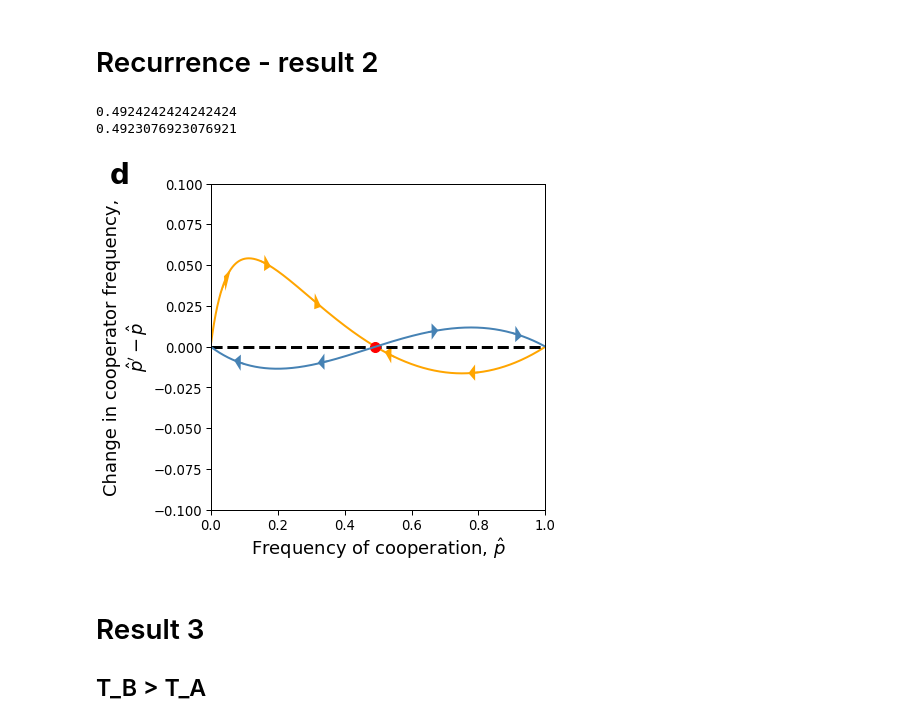
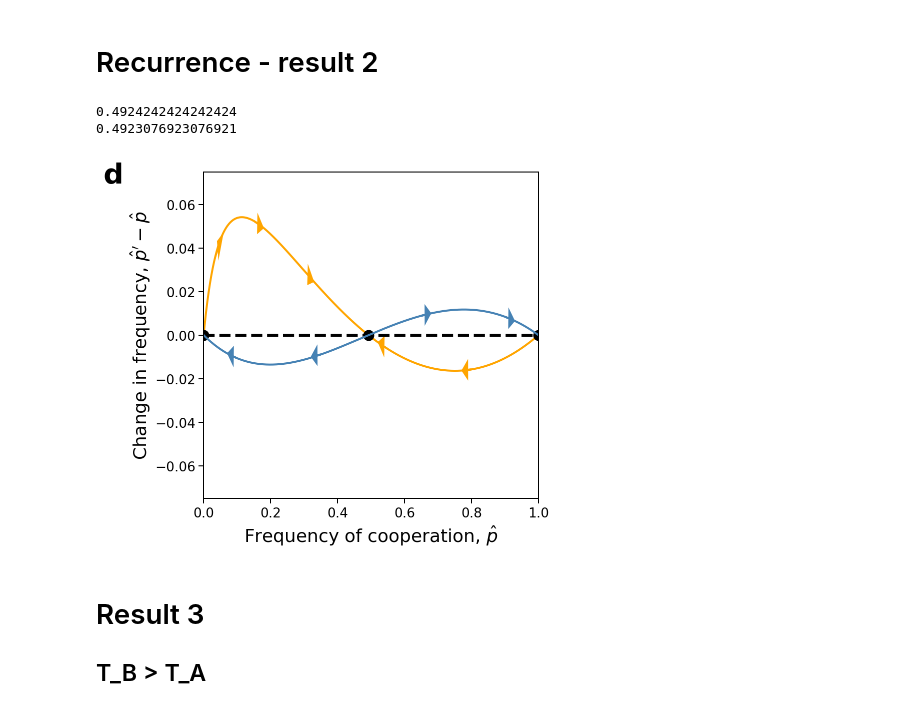
Before and after one commit to yoavram-lab/CulturalCooperation, a Jupyter notebook: ms/figures.ipynb, the cells around one changed output. Saved outputs shown, nothing was run; the diff lists cells and outputs as text; code cells hidden in the pictures.

```diff
--- a/ms/figures.ipynb
+++ b/ms/figures.ipynb
@@ -193,6 +197,7 @@ p = np.arange(0, 1, 0.001)
 p_tag = p_parents_function(p)
 
 fig, ax = plt.subplots(figsize=(6, 6))
+
 ax.plot(p, p_tag-p, color="orange", linewidth=2)
 ### Orange arrows
 ax.plot(p, p-p, 'k--', linewidth=3)
@@ -206,42 +211,44 @@ ax.arrow(0.8, p_parents_function(0.8)-0.8, -0.03, p_parents_function(0.77)-0.77-
 
 #plt.plot(β3/β1, β3/β1, "ko", label = r'$\tilde{p}^*$')
 ax.set_xlabel(r'Frequency of cooperation, $\hat{p}$', fontsize = 18)
-ax.set_ylabel(r"Change in cooperator frequency," + "\n" + r"$\hat{p}'-\hat{p}$", fontsize = 18)
-ax.set_ylim(-0.1, 0.1)
+ax.set_ylabel(r"Change in frequency, $\hat{p}'-\hat{p}$", fontsize = 18)
+ax.set_ylim(-0.075, 0.075)
 ax.set_xlim(0, 1)
 
 
 b=1.3
 c = 0.904
 T_A = 0.5
 T_B = 0.1
 α = 0.4
 p_equilibrium = (c*(1-T_B)-α*b*T_A-(T_A-T_B))/(b*(1-α)*(T_A-T_B))
 print(p_equilibrium)
-plt.plot(p_equilibrium, 0, "ro", label = r'$\tilde{p}^*$', markersize=10)
-ax.text(-0.3, 0.1, 'd', fontdict=dict(fontsize=28, weight='bold'))
+for p_ in [0, 1, p_equilibrium]:
+    plt.plot(p_, 0, "ko", markersize=10)
+# ax.text(-0.75, 0.95, 'd', fontdict=dict(fontsize=28, weight='bold'))
+ax.text(-0.3, 0.07, 'd', fontdict=dict(fontsize=28, weight='bold'))
 #ax.text(0.4, 0.105, r'$v=1$', fontdict=dict(fontsize=28, weight='bold'))
 
 
 
 
 p_tag = p_parents_function(p)
 ax.plot(p, p_tag-p, linewidth = 2, color = 'steelblue')
 
 ## Blue arrows:
 ax.arrow(0.35, p_parents_function(0.35)-0.35, -0.03, p_parents_function(0.33)-0.33-(p_parents_function(0.35)-0.35), head_width=0.01, head_length=0.02, linewidth=0, color='steelblue', length_includes_head=True)
 ax.arrow(0.1, p_parents_function(0.1)-0.1, -0.03, p_parents_function(0.07)-0.07-(p_parents_function(0.1)-0.1), head_width=0.01, head_length=0.02, linewidth=0, color='steelblue', length_includes_head=True)
 
 ax.arrow(0.65, p_parents_function(0.65)-0.65, 0.03, p_parents_function(0.68)-0.68-(p_parents_function(0.65)-0.65), head_width=0.01, head_length=0.02, linewidth=0, color='steelblue', length_includes_head=True)
 ax.arrow(0.9, p_parents_function(0.9)-0.9, 0.03, p_parents_function(0.93)-0.93-(p_parents_function(0.9)-0.9), head_width=0.01, head_length=0.02, linewidth=0, color='steelblue', length_includes_head=True)
 
 
 fig.savefig('Figures/coexistence_without_oblique.pdf')
 fig.savefig('Figures/coexistence_without_oblique.eps', bbox_inches='tight')
 # %% [output]
 0.4924242424242424
 0.4923076923076921
-[figure, old version]
+[figure, new version]
 # %% [markdown]
 # Result 3
 ## T_B > T_A
```
Also changed, not shown: parts of 5 cells of this notebook, 10 other files.
